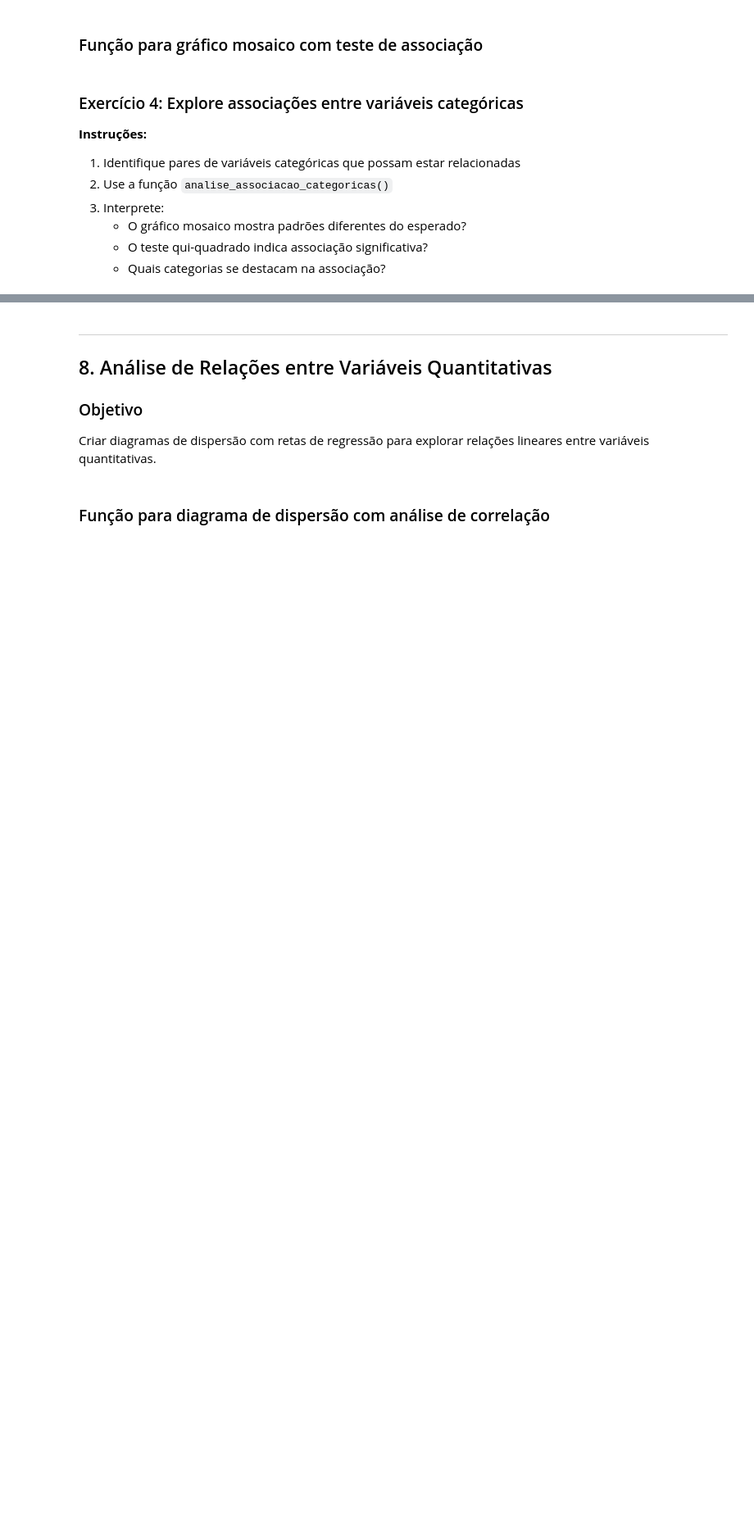
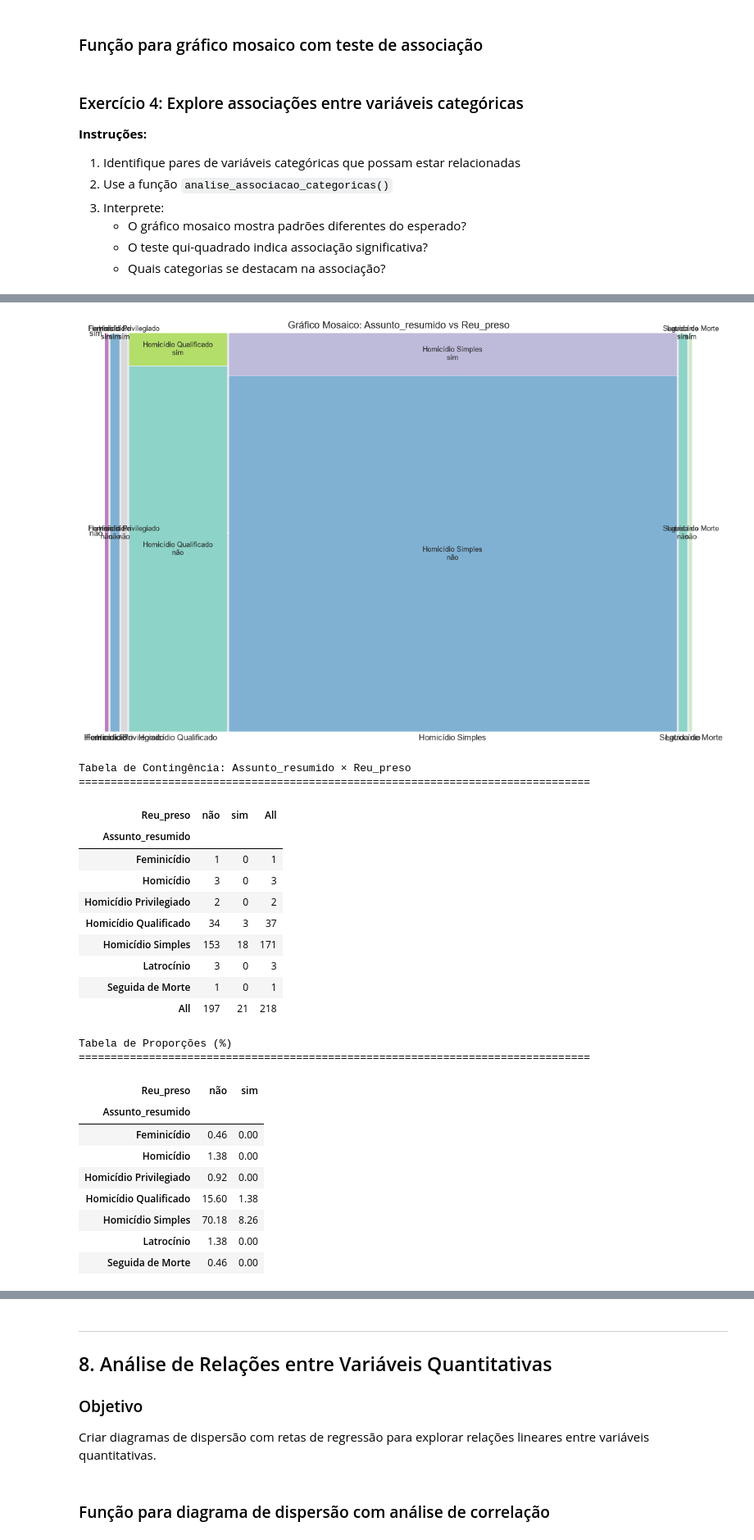
Before and after one commit to cleuler/notebook, a Jupyter notebook: estcaso_ip.ipynb, the cells around one changed output, grey strips where cells are left out. Shown at 82% size. Cells and saved outputs as stored; diff of their text form; code cells hidden in the pictures; blank space fills up the shorter version.

```diff
--- a/estcaso_ip.ipynb
+++ b/estcaso_ip.ipynb
@@ -778,0 +858,28 @@ def analise_associacao_categoricas(dados, var1, var2):
+# %%
+# Possível associação entre as variáveis categóricas: Assunto_resumido e Reu_preso
+analise_associacao_categoricas(dados, 'Assunto_resumido', 'Reu_preso')
+# %% [output]
+[figure, added]
+Tabela de Contingência: Assunto_resumido × Reu_preso
+================================================================================
+| Reu_preso | não | sim | All |
+| Assunto_resumido |  |  |  |
+| Feminicídio | 1 | 0 | 1 |
+| Homicídio | 3 | 0 | 3 |
+| Homicídio Privilegiado | 2 | 0 | 2 |
+| Homicídio Qualificado | 34 | 3 | 37 |
+| Homicídio Simples | 153 | 18 | 171 |
+| Latrocínio | 3 | 0 | 3 |
+| Seguida de Morte | 1 | 0 | 1 |
+| All | 197 | 21 | 218 |
+Tabela de Proporções (%)
+================================================================================
+| Reu_preso | não | sim |
+| Assunto_resumido |  |  |
+| Feminicídio | 0.46 | 0.00 |
+| Homicídio | 1.38 | 0.00 |
+| Homicídio Privilegiado | 0.92 | 0.00 |
+| Homicídio Qualificado | 15.60 | 1.38 |
+| Homicídio Simples | 70.18 | 8.26 |
+| Latrocínio | 1.38 | 0.00 |
+| Seguida de Morte | 0.46 | 0.00 |
```
Also changed, not shown: parts of 17 cells of this notebook, 23 other files.
